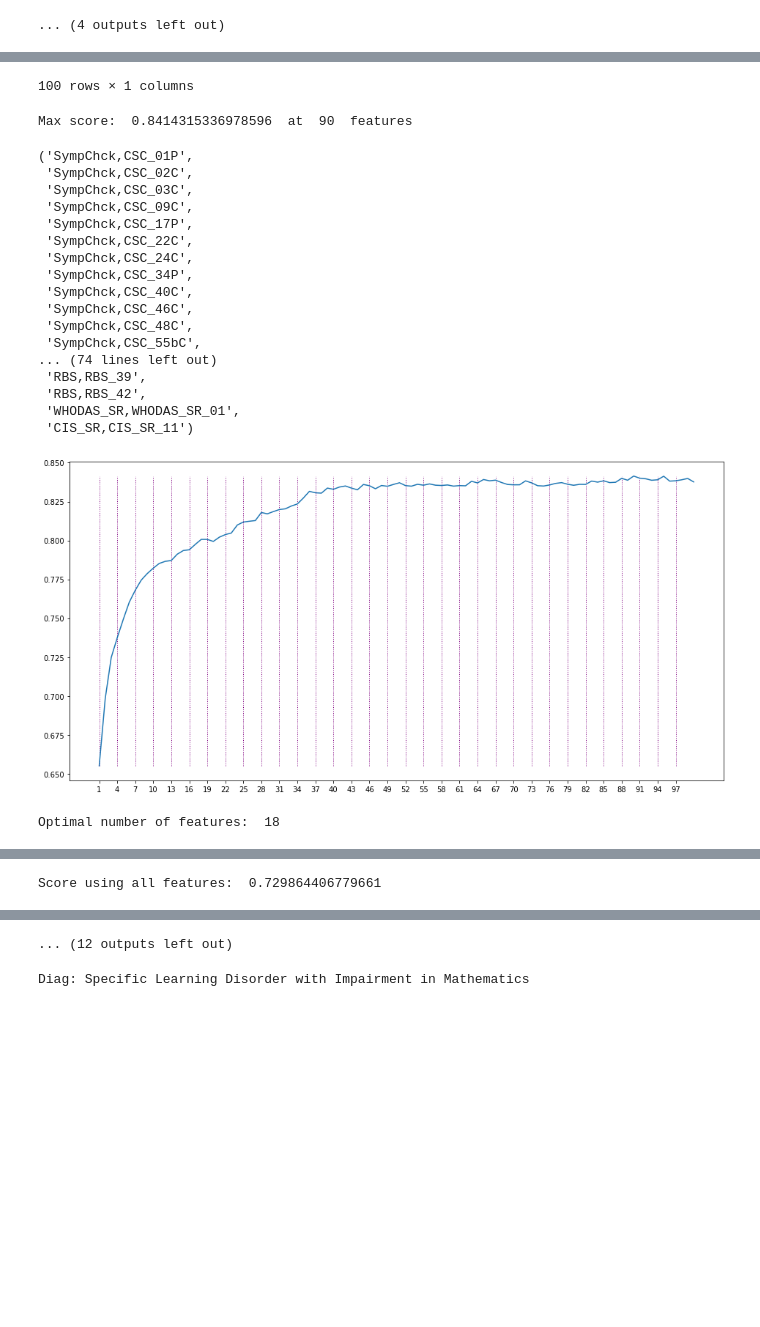
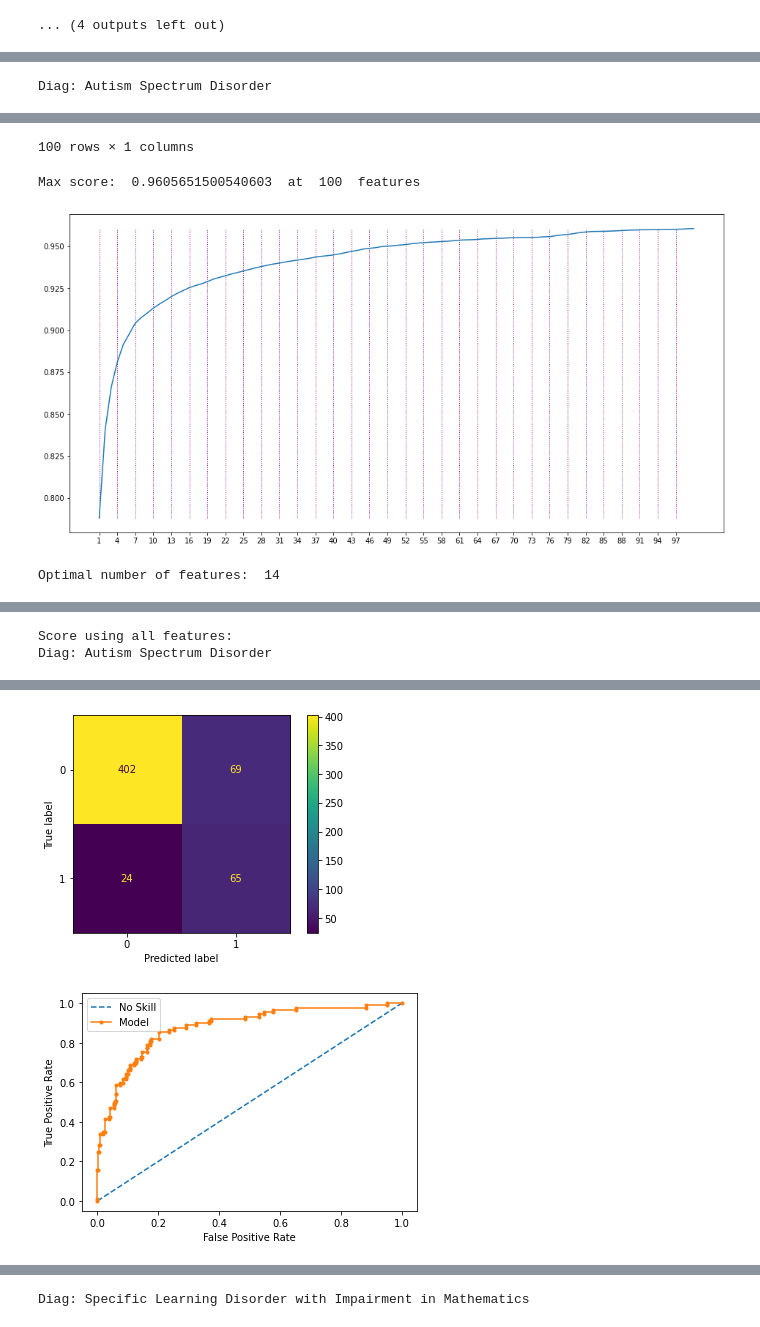
Before and after one commit to charlie42/HBN-explore, a Jupyter notebook: Predict-Diag-Item-Lvl.ipynb, the cells around one changed output, grey strips where cells are left out. Drawn from its saved outputs; the diff is of its cells as text; code cells hidden in the pictures; blank space fills up the shorter version.

Commit message:
test sfs on test set

```diff
--- a/Predict-Diag-Item-Lvl.ipynb
+++ b/Predict-Diag-Item-Lvl.ipynb
@@ -455,7 +455,7 @@ if IMPORTANCES_FROM_FILE == 1:
         backward_feature_objects = load('backward_sfs.joblib')
     except Exception as e: print(e)
 # %%
-# Find elbow of the curve
+# Find elbow of the curve (draw a line from the first to the last point of the curve and then find the data point that is farthest away from that line) https://stackoverflow.com/questions/2018178/finding-the-best-trade-off-point-on-a-curve
 def find_elbow(curve):
     from numpy import matlib
     n_points = len(curve)
@@ -482,7 +482,6 @@ def analyze_importances(importances):
     n_cols_max_score = importances_df[importances_df["ROC AUC"] == max_score].index[0]
     print("Max score: ", max_score, " at ", n_cols_max_score, " features")
     features_up_to_max_score = importances[n_cols_max_score]["feature_names"]
-    display(features_up_to_max_score)
 
     plt.figure(figsize=(16,8))
     plt.plot(importances_df)
@@ -665,0 +661,8 @@ Optimal number of features:  11
+# %%
+forward_feature_objects_adhd_asd = load('forward_sfs-adhd-asd.joblib') #rm
+forward_feature_objects_gad = load('forward_sfs-gad.joblib') #rm
+forward_feature_objects_learning = load('forward_sfs.joblib') #rm
+# %%
+#forward_feature_objects_learning
+forward_feature_objects_all = forward_feature_objects_learning | forward_feature_objects_adhd_asd | forward_feature_objects_gad
+forward_feature_objects_all
@@ -668,17 +693,38 @@ Optimal number of features:  11
 if IMPORTANCES_FROM_FILE == 0:
     dump(forward_feature_objects, 'forward_sfs.joblib', compress=1)
 # %%
-features_up_to_optimal, features_up_to_max_score = analyze_importances(forward_feature_objects["Diag: Specific Learning Disorder with Impairment in Mathematics"].subsets_)
-for diag in learning_diag_with_good_performance:
-    print("Score using all features: ", restults_val_set_df[restults_val_set_df["Diag"] == diag]["ROC AUC Mean CV"].iloc[0])
-    analyze_importances(forward_feature_objects[diag].subsets_)
+for diag in diags_with_good_performance[1:6]:
+    print(diag)
+
+    features_up_to_optimal, features_up_to_max_score = analyze_importances(forward_feature_objects_all[diag].subsets_)
+    features_up_to_optimal = list(features_up_to_optimal)
+    features_up_to_max_score = list(features_up_to_max_score)
 
     # Test both subsets on test set
     classifier = best_classifiers[diag][0]
     threshold = best_thresholds[diag]
-    print("Performance on test set using optimal number of columns")
-    #metrics = get_metrics(classifier, threshold, diag, features_up_to_optimal, 'test', 1)
+
+    # All features
+    # Create new pipeline with the same params (need to re-train the imputer on less features)
+    new_classifier = make_pipeline(SimpleImputer(missing_values=np.nan, strategy='median'), StandardScaler(), classifier[2])
+    new_classifier.fit(train_set[input_cols], train_set[diag])
+    print("Score using all features: ")
+    metrics = get_metrics(new_classifier, threshold, diag, input_cols, 'test', 1)
+    print(metrics[-1])
+
+    # Create new pipeline with the same params (need to re-train the imputer on less features)
+    new_classifier = make_pipeline(SimpleImputer(missing_values=np.nan, strategy='median'), StandardScaler(), classifier[2])
+    new_classifier.fit(train_set[features_up_to_optimal], train_set[diag])
+    print("Performance on test set using optimal number of columns: ")
+    metrics = get_metrics(new_classifier, threshold, diag, features_up_to_optimal, 'test', 1)
+    print(metrics[-1])
+
+    # Create new pipeline with the same params (need to re-train the imputer on less features)
+    new_classifier = make_pipeline(SimpleImputer(missing_values=np.nan, strategy='median'), StandardScaler(), classifier[2])
+    new_classifier.fit(train_set[features_up_to_max_score], train_set[diag])
     print("Performance on test set using number of columns with maximum score")
-    #metrics = get_metrics(classifier, threshold, diag, features_up_to_max_score, 'test', 1)
+    metrics = get_metrics(new_classifier, threshold, diag, features_up_to_max_score, 'test', 1)
+    print(metrics[-1])
 # %% [output]
+Diag: Autism Spectrum Disorder
 |  | ROC AUC |
@@ -696,21 +742,4 @@ for diag in learning_diag_with_good_performance:
-100 rows × 1 columns
-Max score:  0.8414315336978596  at  90  features
+100 rows × 1 columns
-('SympChck,CSC_01P',
- 'SympChck,CSC_02C',
- 'SympChck,CSC_03C',
- 'SympChck,CSC_09C',
- 'SympChck,CSC_17P',
- 'SympChck,CSC_22C',
- 'SympChck,CSC_24C',
- 'SympChck,CSC_34P',
- 'SympChck,CSC_40C',
- 'SympChck,CSC_46C',
- 'SympChck,CSC_48C',
- 'SympChck,CSC_55bC',
-... (74 lines left out)
- 'RBS,RBS_39',
- 'RBS,RBS_42',
- 'WHODAS_SR,WHODAS_SR_01',
- 'CIS_SR,CIS_SR_11')
+Max score:  0.9605651500540603  at  100  features
-[figure, old version]
+[figure, new version]
-Optimal number of features:  18
+Optimal number of features:  14
@@ -735 +760,2 @@ Optimal number of features:  18
-Score using all features:  0.729864406779661
+Score using all features:
+Diag: Autism Spectrum Disorder
@@ -747,0 +762,2 @@ Score using all features:  0.729864406779661
+[figure, added]
+[figure, added]
@@ -767,4 +769,3 @@ Max score:  0.8414315336978596  at  90  features
-... (12 outputs left out)
 # %%
 backward_feature_subsets = {}
 backward_feature_objects = {}
```
Also changed, not shown: parts of 10 cells of this notebook.
